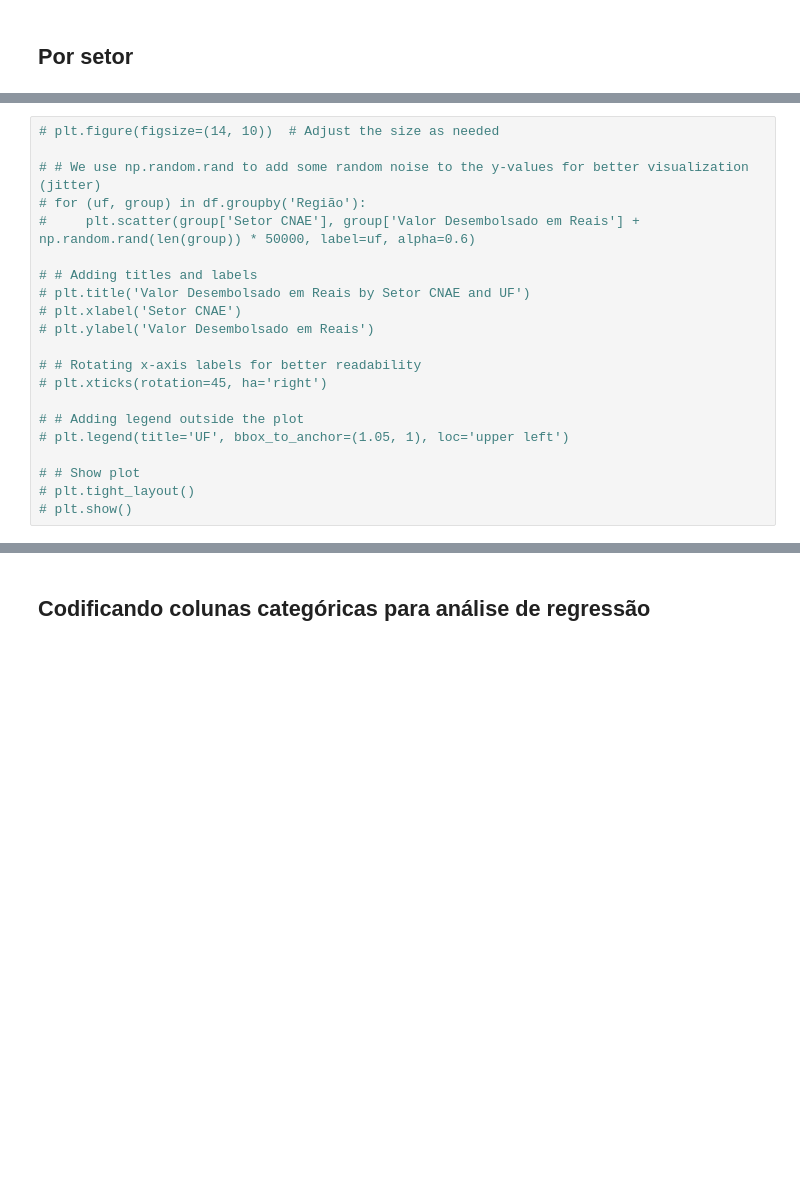
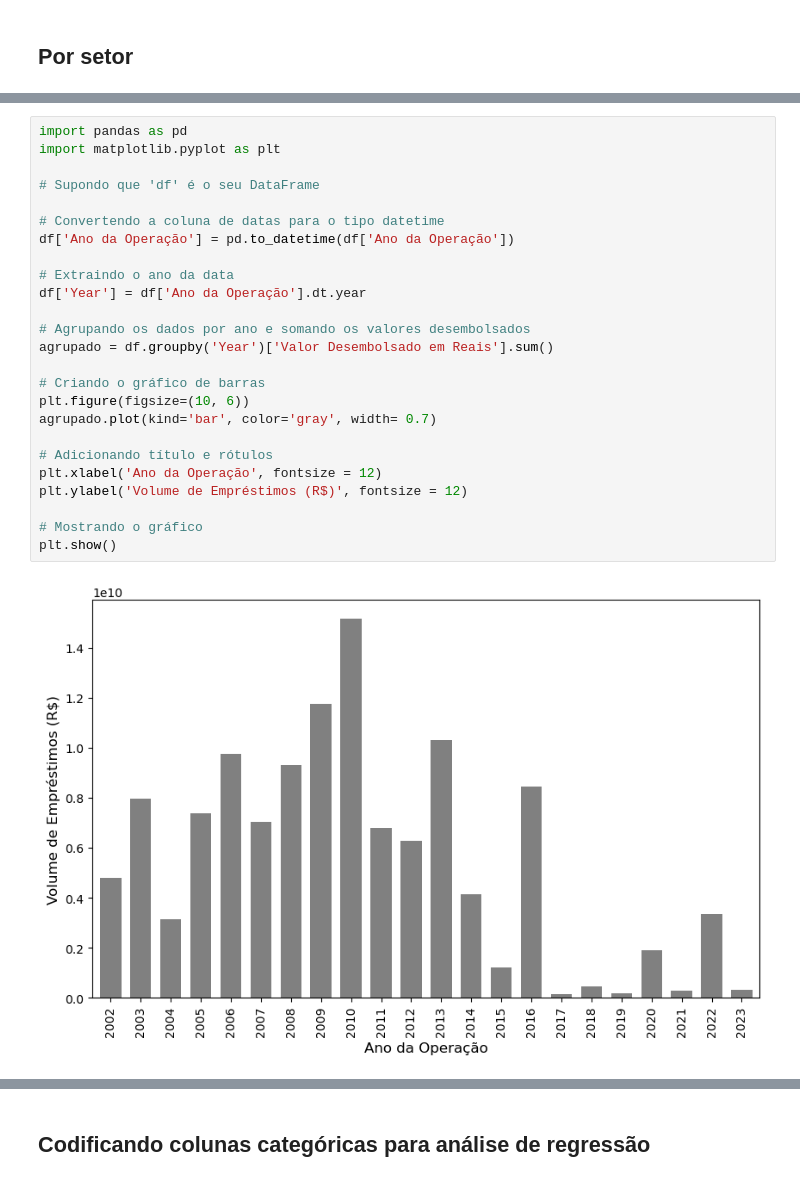
Before and after one commit to PedroHCosme/Analise-Estatistica-BDMG-Emprestimos, a Jupyter notebook: TCC_dados.ipynb, the cells around one changed output, grey strips where cells are left out. Cells and saved outputs as stored; diff of their text form; blank space fills up the shorter version.

```diff
--- a/TCC_dados.ipynb
+++ b/TCC_dados.ipynb
@@ -222,21 +169,27 @@ plt.show()
-# %%
-# plt.figure(figsize=(14, 10))  # Adjust the size as needed
-
-# # We use np.random.rand to add some random noise to the y-values for better visualization (jitter)
-# for (uf, group) in df.groupby('Região'):
-#     plt.scatter(group['Setor CNAE'], group['Valor Desembolsado em Reais'] + np.random.rand(len(group)) * 50000, label=uf, alpha=0.6)
-
-# # Adding titles and labels
-# plt.title('Valor Desembolsado em Reais by Setor CNAE and UF')
-# plt.xlabel('Setor CNAE')
-# plt.ylabel('Valor Desembolsado em Reais')
-
-# # Rotating x-axis labels for better readability
-# plt.xticks(rotation=45, ha='right')
-
-# # Adding legend outside the plot
-# plt.legend(title='UF', bbox_to_anchor=(1.05, 1), loc='upper left')
-
-# # Show plot
-# plt.tight_layout()
-# plt.show()
+# %%
+import pandas as pd
+import matplotlib.pyplot as plt
+
+# Supondo que 'df' é o seu DataFrame
+
+# Convertendo a coluna de datas para o tipo datetime
+df['Ano da Operação'] = pd.to_datetime(df['Ano da Operação'])
+
+# Extraindo o ano da data
+df['Year'] = df['Ano da Operação'].dt.year
+
+# Agrupando os dados por ano e somando os valores desembolsados
+agrupado = df.groupby('Year')['Valor Desembolsado em Reais'].sum()
+
+# Criando o gráfico de barras
+plt.figure(figsize=(10, 6))
+agrupado.plot(kind='bar', color='gray', width= 0.7)
+
+# Adicionando título e rótulos
+plt.xlabel('Ano da Operação', fontsize = 12)
+plt.ylabel('Volume de Empréstimos (R$)', fontsize = 12)
+
+# Mostrando o gráfico
+plt.show()
+# %% [output]
+[figure, added]
```
Also changed, not shown: parts of 26 cells of this notebook, 43 other files.
